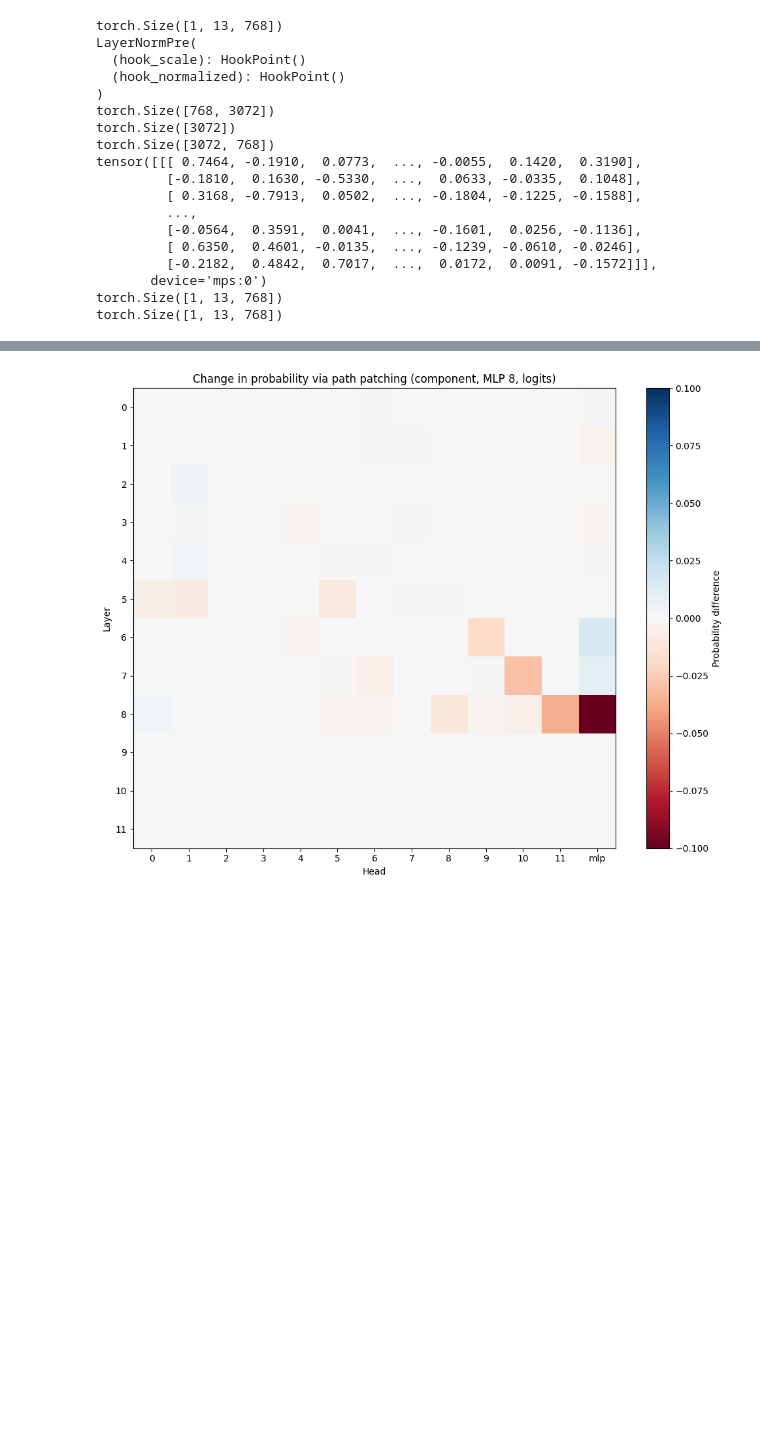
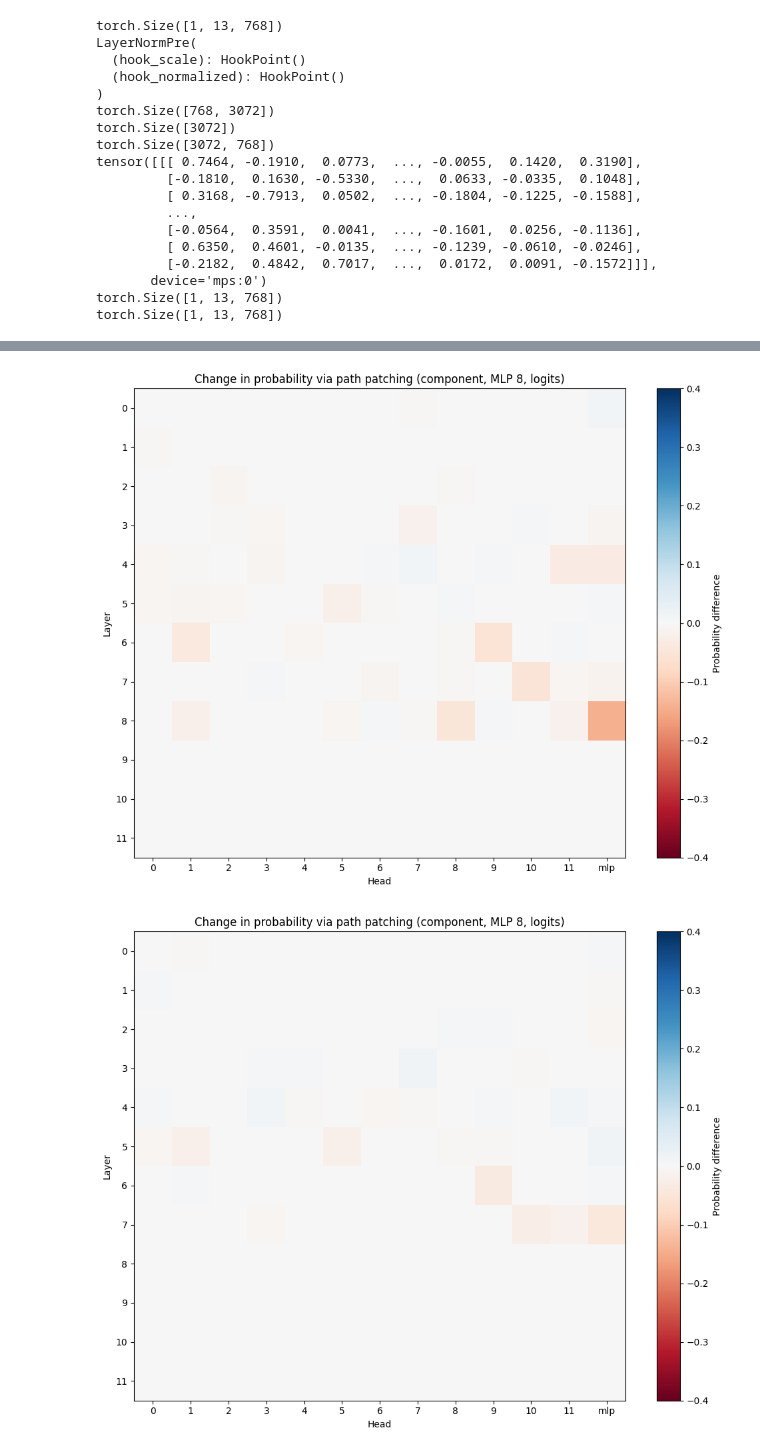
Before and after one commit to benjaminW2025/greater-than-cap, a Jupyter notebook: notebooks/week_two.ipynb, the cells around one changed output, grey strips where cells are left out. Saved outputs shown, nothing was run; the diff lists cells and outputs as text; code cells hidden in the pictures; blank space fills up the shorter version.

```diff
--- a/notebooks/week_two.ipynb
+++ b/notebooks/week_two.ipynb
@@ -497,12 +515,12 @@ with torch.no_grad():
 
 results_8 = results_grid
 # %%
-# Visualize results for MLP 9
+# Visualize results for MLP 8
 
 import matplotlib.pyplot as plt
 
 fig, ax = plt.subplots(figsize=(10, 8))
-im = ax.imshow(results_8.cpu().numpy(), cmap="RdBu", aspect="auto", vmin=-.1, vmax=.1)
+im = ax.imshow(results_8.cpu().numpy(), cmap="RdBu", aspect="auto", vmin=-.4, vmax=.4)
 
 ax.set_xlabel("Head")
 ax.set_ylabel("Layer")
@@ -515,7 +533,52 @@ ax.set_yticks(range(12))
 plt.colorbar(im, ax=ax, label="Probability difference")
 plt.title("Change in probability via path patching (component, MLP 8, logits)")
 plt.tight_layout()
-fig.savefig(f"figures/mlp_8_path_patch", dpi=150, bbox_inches="tight")
+fig.savefig(f"figures/mlp_8_path_patch_extension", dpi=150, bbox_inches="tight")
 plt.show()
 # %% [output]
-[figure, old version]
+[figure, new version]
+# %%
+# MLP 7
+
+results_grid = torch.zeros(12, 13, device=device)
+
+count = 0
+
+with torch.no_grad():
+    for k, (prompt, num) in enumerate(long_prompts):
+        tokens = model.to_tokens(prompt)
+        clean_logits, clean_cache = model.run_with_cache(prompt)
+        clean_diff = prob_diff(clean_logits, num)
+        del clean_logits
+
+        for i in range(8):
+            for j in range(13):
+                patched_diff = mlp_path_patch(i, j, tokens, num, 7, clean_cache, dirty_cache)
+                results_grid[i, j] += (patched_diff - clean_diff) / len(long_prompts)
+        del clean_cache, tokens
+        torch.mps.empty_cache()
+
+results_7 = results_grid
+# %%
+# Visualize results for MLP 7
+
+import matplotlib.pyplot as plt
+
+fig, ax = plt.subplots(figsize=(10, 8))
+im = ax.imshow(results_7.cpu().numpy(), cmap="RdBu", aspect="auto", vmin=-.4, vmax=.4)
+
+ax.set_xlabel("Head")
+ax.set_ylabel("Layer")
+
+x_labels = [str(i) for i in range(12)] + ["mlp"]
+ax.set_xticks(range(13))
+ax.set_xticklabels(x_labels)
+ax.set_yticks(range(12))
+
+plt.colorbar(im, ax=ax, label="Probability difference")
+plt.title("Change in probability via path patching (component, MLP 8, logits)")
+plt.tight_layout()
+fig.savefig(f"figures/mlp_7_path_patch_extension", dpi=150, bbox_inches="tight")
+plt.show()
+# %% [output]
+[figure, added]
```
Also changed, not shown: parts of 8 cells of this notebook, 11 other files.
